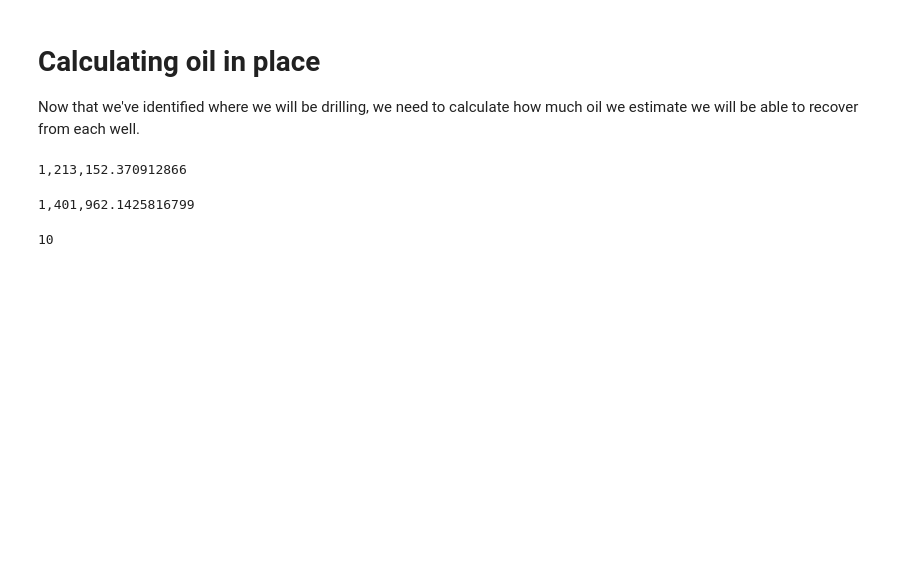
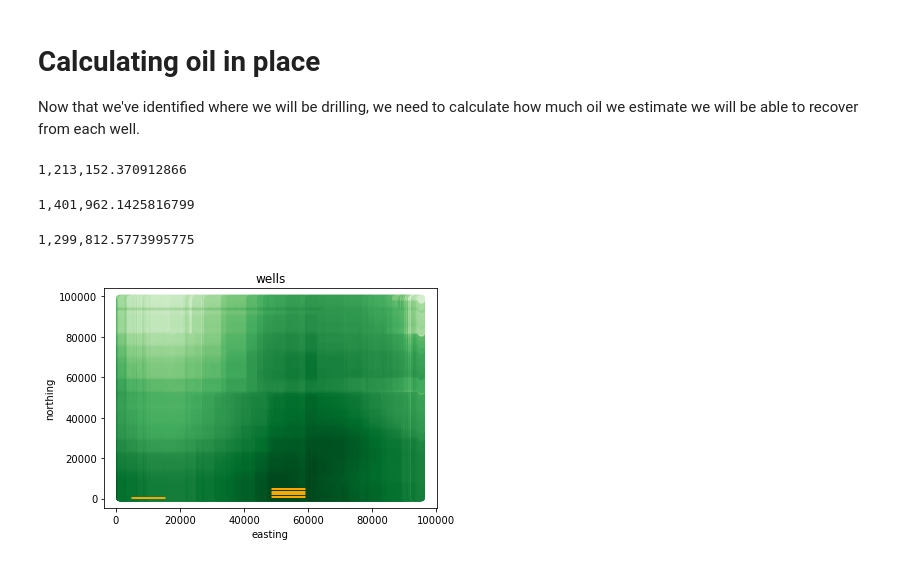
Before and after one commit to swapnil-shaurya/hingle-basin, a Jupyter notebook: hingle-basin-drilling.ipynb, the cells around one changed output. Saved outputs shown, nothing was run; the diff lists cells and outputs as text; code cells hidden in the pictures; blank space fills up the shorter version.

```diff
--- a/hingle-basin-drilling.ipynb
+++ b/hingle-basin-drilling.ipynb
@@ -436,6 +437,10 @@ print("{:,}".format(calculate_total_oil(calculated_wells)))
 # %%
 temp_wells = chosen_wells[:2] + calculated_wells[:-2]
 # %%
-print("{:,}".format(calculate_total_oil(calculated_wells)))
+print("{:,}".format(calculate_total_oil(temp_wells)[0]))
 # %% [output]
-10
+1,299,812.5773995775
+# %%
+plot_wells(temp_wells)
+# %% [output]
+[figure, added]
```
Also changed, not shown: parts of 9 cells of this notebook.
